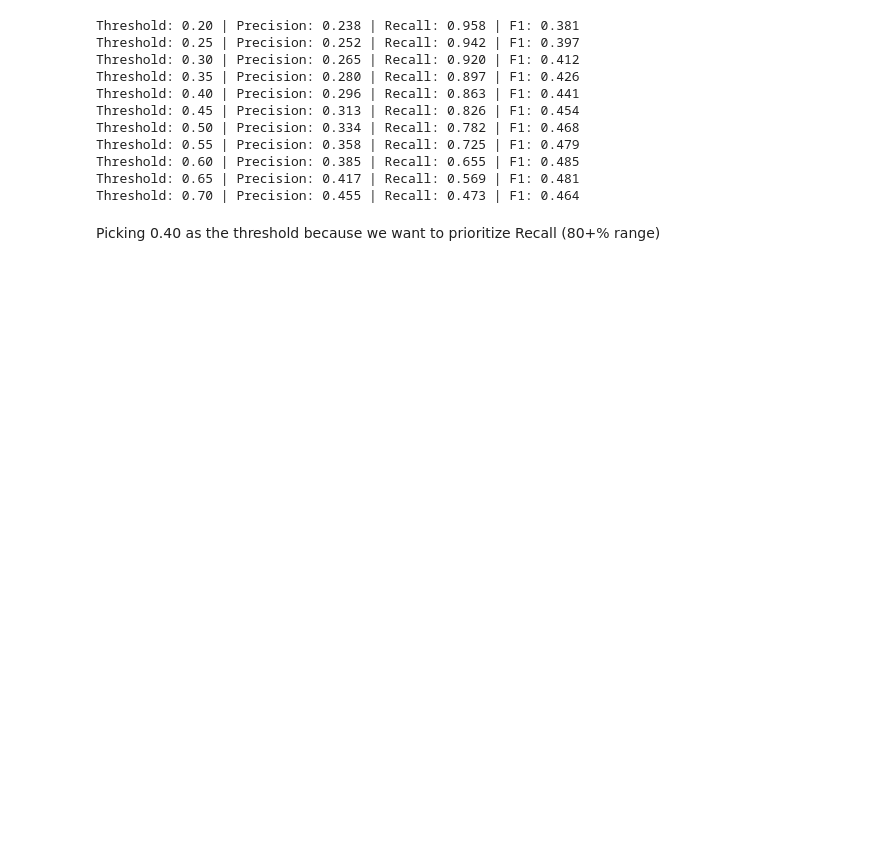
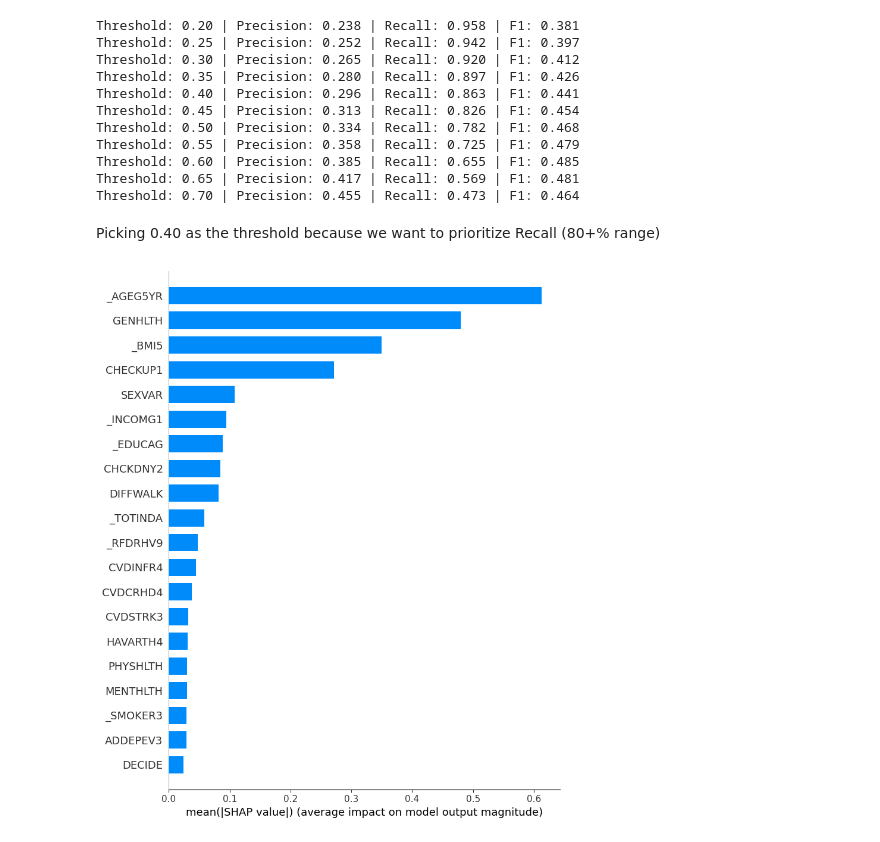
Before and after one commit to benj1e/diabetes-risk-predictor, a Jupyter notebook: diabetic_prediction_model.ipynb, the cells around one changed output. Drawn from its saved outputs; the diff is of its cells as text; code cells hidden in the pictures; blank space fills up the shorter version.

Commit message:
update diabetic predictor model w SHAP

```diff
--- a/diabetic_prediction_model.ipynb
+++ b/diabetic_prediction_model.ipynb
@@ -252,9 +261,8 @@ xg_model = XGBClassifier(
     subsample=0.8,          # Fraction of samples to be randomly sampled per tree
     eval_metric='logloss',  # Evaluation metric for binary classification
     random_state=42,
-    n_jobs=-1
-    # tree_method='gpu_hist', # Use GPU for tree construction
-    # predictor='gpu_predictor' # Use GPU for prediction
+    n_jobs=-1,
+    tree_method='hist', # Use GPU for tree construction
 )
 xg_model.fit(X_train, y_train)
 
@@ -419,3 +431,14 @@ Threshold: 0.65 | Precision: 0.417 | Recall: 0.569 | F1: 0.481
 Threshold: 0.70 | Precision: 0.455 | Recall: 0.473 | F1: 0.464
 # %% [markdown]
 Picking 0.40 as the threshold because we want to prioritize Recall (80+% range)
+# %%
+# TreeExplainer is the fast, exact method for tree-based models like XGBoost
+explainer = shap.TreeExplainer(best_xgb)
+
+# SHAP values for the test set (use a sample if X_test is large, for speed)
+X_test_sample = X_test.sample(n=2000, random_state=42) if len(X_test) > 2000 else X_test
+shap_values = explainer.shap_values(X_test_sample)
+# %%
+shap.summary_plot(shap_values, X_test_sample, plot_type="bar")
+# %% [output]
+[figure, added]
```
Also changed, not shown: parts of 10 cells of this notebook.
